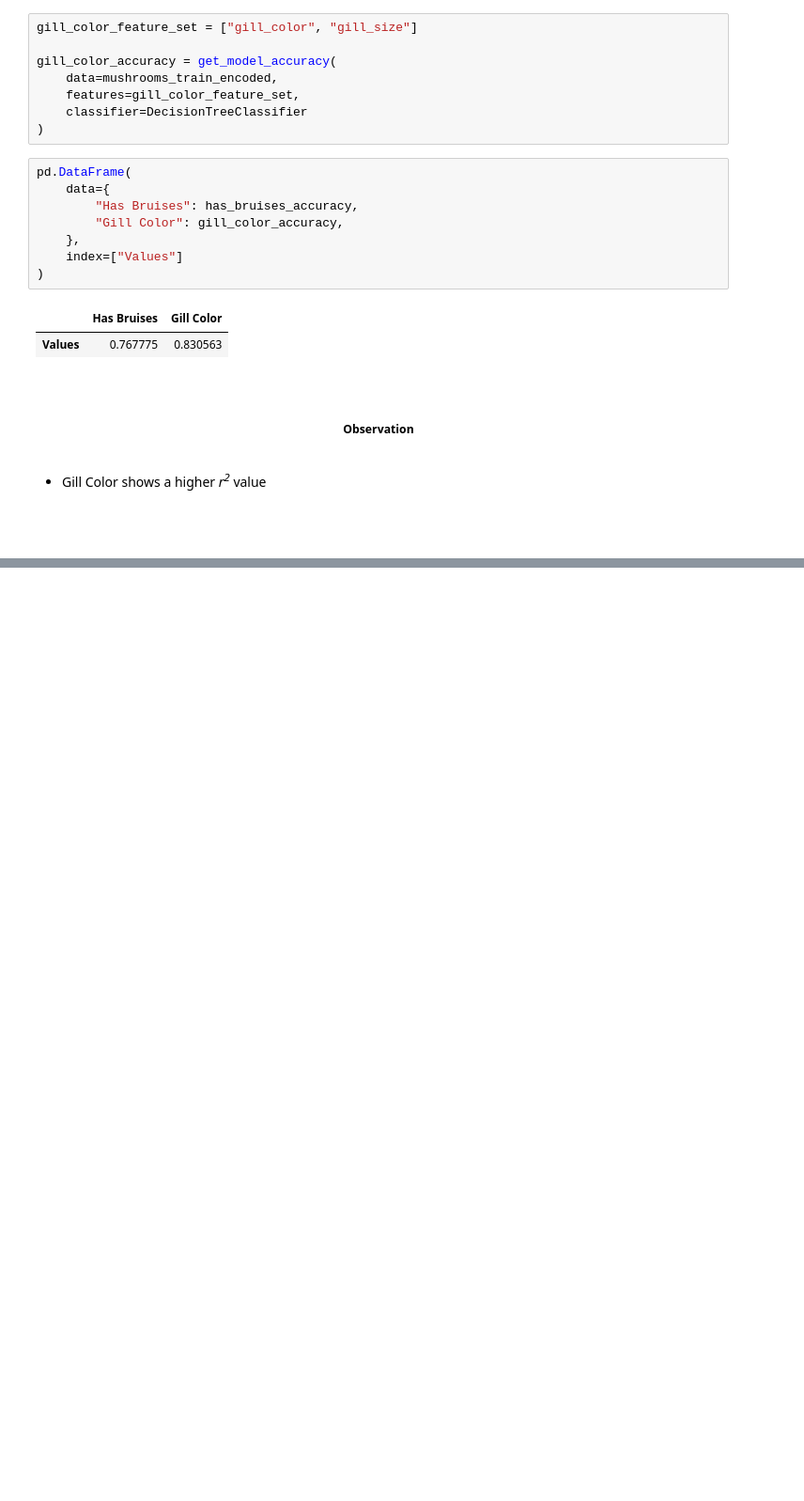
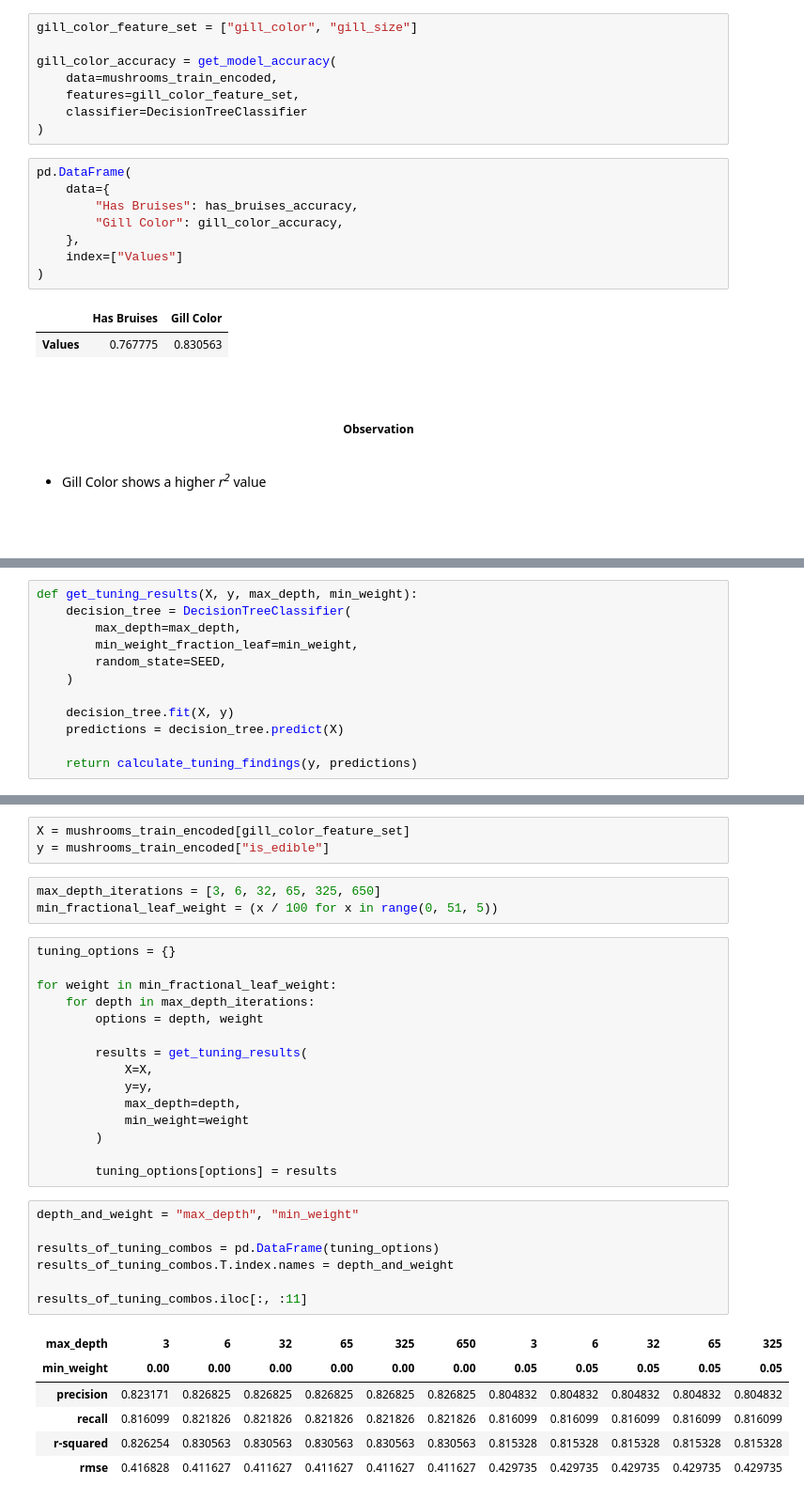
Before and after one commit to MondeAnna/posinous-mushrooms, a Jupyter notebook: notebook/mushrooms.ipynb, the cells around one changed output, grey strips where cells are left out. Shown: that part at 94% size. Drawn from its saved outputs; the diff is of its cells as text; blank space fills up the shorter version.

Commit message:
feat (model): tuning -> max depth and min fractional weight for leaf

```diff
--- a/notebook/mushrooms.ipynb
+++ b/notebook/mushrooms.ipynb
@@ -602,0 +632,12 @@ pd.DataFrame(
+# %%
+def get_tuning_results(X, y, max_depth, min_weight):
+    decision_tree = DecisionTreeClassifier(
+        max_depth=max_depth,
+        min_weight_fraction_leaf=min_weight,
+        random_state=SEED,
+    )
+
+    decision_tree.fit(X, y)
+    predictions = decision_tree.predict(X)
+
+    return calculate_tuning_findings(y, predictions)
@@ -602,0 +661,35 @@ pd.DataFrame(
+# %%
+X = mushrooms_train_encoded[gill_color_feature_set]
+y = mushrooms_train_encoded["is_edible"]
+# %%
+max_depth_iterations = [3, 6, 32, 65, 325, 650]
+min_fractional_leaf_weight = (x / 100 for x in range(0, 51, 5))
+# %%
+tuning_options = {}
+
+for weight in min_fractional_leaf_weight:
+    for depth in max_depth_iterations:
+        options = depth, weight
+
+        results = get_tuning_results(
+            X=X,
+            y=y,
+            max_depth=depth,
+            min_weight=weight
+        )
+
+        tuning_options[options] = results
+# %%
+depth_and_weight = "max_depth", "min_weight"
+
+results_of_tuning_combos = pd.DataFrame(tuning_options)
+results_of_tuning_combos.T.index.names = depth_and_weight
+
+results_of_tuning_combos.iloc[:, :11]
+# %% [output]
+| max_depth | 3 | 6 | 32 | 65 | 325 | 650 | 3 | 6 | 32 | 65 | 325 |
+| min_weight | 0.00 | 0.00 | 0.00 | 0.00 | 0.00 | 0.00 | 0.05 | 0.05 | 0.05 | 0.05 | 0.05 |
+| precision | 0.823171 | 0.826825 | 0.826825 | 0.826825 | 0.826825 | 0.826825 | 0.804832 | 0.804832 | 0.804832 | 0.804832 | 0.804832 |
+| recall | 0.816099 | 0.821826 | 0.821826 | 0.821826 | 0.821826 | 0.821826 | 0.816099 | 0.816099 | 0.816099 | 0.816099 | 0.816099 |
+| r-squared | 0.826254 | 0.830563 | 0.830563 | 0.830563 | 0.830563 | 0.830563 | 0.815328 | 0.815328 | 0.815328 | 0.815328 | 0.815328 |
+| rmse | 0.416828 | 0.411627 | 0.411627 | 0.411627 | 0.411627 | 0.411627 | 0.429735 | 0.429735 | 0.429735 | 0.429735 | 0.429735 |
```
Also changed, not shown: parts of 3 cells of this notebook.
